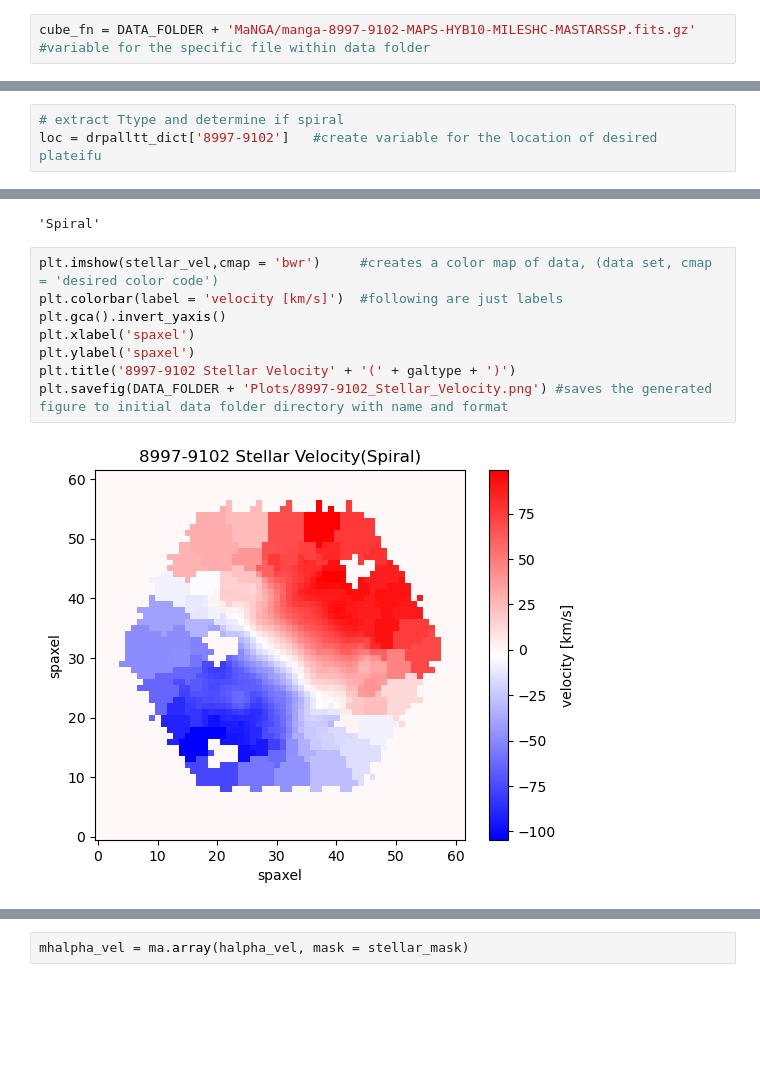
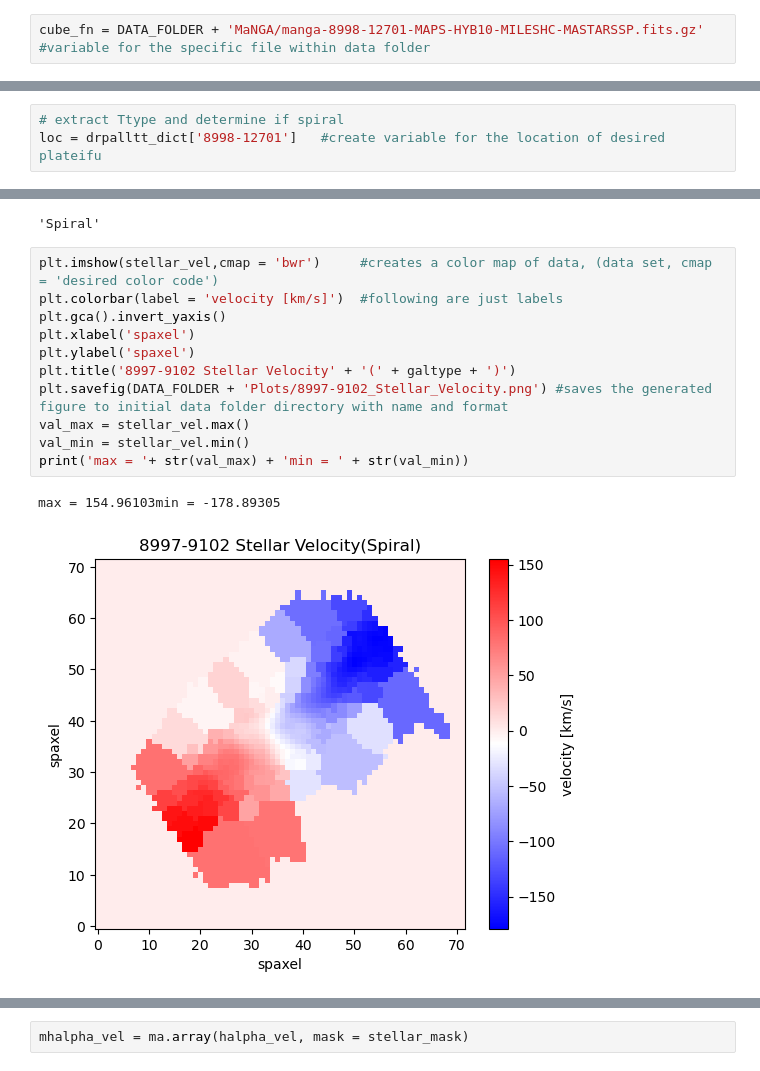
Before and after one commit to DESI-UR/MaNGA-VelMap, a Jupyter notebook: Notebooks/DataVisualizationTutorial.ipynb, the cells around one changed output, grey strips where cells are left out. Drawn from its saved outputs; the diff is of its cells as text; blank space fills up the shorter version.

```diff
--- a/Notebooks/DataVisualizationTutorial.ipynb
+++ b/Notebooks/DataVisualizationTutorial.ipynb
@@ -11,7 +11,7 @@ import numpy.ma as ma
 # %%
 DATA_FOLDER = "/Users/Emlilio/School/Internships/UR ASTRO/Data/" #create a variable for directory to common folder
 # %%
-cube_fn = DATA_FOLDER + 'MaNGA/manga-8997-9102-MAPS-HYB10-MILESHC-MASTARSSP.fits.gz' #variable for the specific file within data folder
+cube_fn = DATA_FOLDER + 'MaNGA/manga-8998-12701-MAPS-HYB10-MILESHC-MASTARSSP.fits.gz' #variable for the specific file within data folder
 # %%
 
 cube = fits.open(cube_fn)                        #file requires opening
@@ -47,7 +47,7 @@ for i in range(len(drpalltt)):           #loop that repeats for the length of dr
     drpalltt_dict[plateifu] = i            #assigns the plateifu value to the position of i
 # %%
 # extract Ttype and determine if spiral
-loc = drpalltt_dict['8997-9102']   #create variable for the location of desired plateifu
+loc = drpalltt_dict['8998-12701']   #create variable for the location of desired plateifu
 # %%
 ttype = drpalltt['TType'][loc]     #create variable for the ttype within drpalltt at loc
 if ttype > 0:                      #simple if/else statement determing wether the ttype corresponds with spiral or no
@@ -61,13 +61,17 @@ galtype
 # %%
 plt.imshow(stellar_vel,cmap = 'bwr')     #creates a color map of data, (data set, cmap = 'desired color code')
 plt.colorbar(label = 'velocity [km/s]')  #following are just labels
 plt.gca().invert_yaxis()
 plt.xlabel('spaxel')
 plt.ylabel('spaxel')
 plt.title('8997-9102 Stellar Velocity' + '(' + galtype + ')')
 plt.savefig(DATA_FOLDER + 'Plots/8997-9102_Stellar_Velocity.png') #saves the generated figure to initial data folder directory with name and format
+val_max = stellar_vel.max()
+val_min = stellar_vel.min()
+print('max = '+ str(val_max) + 'min = ' + str(val_min))
 # %% [output]
+max = 154.96103min = -178.89305
-[figure, old version]
+[figure, new version]
 # %%
 #maps out usefull data points from removed spaxels
 plt.imshow(stellar_mask, cmap = 'gist_grey')
```
Also changed, not shown: parts of 7 cells of this notebook.
